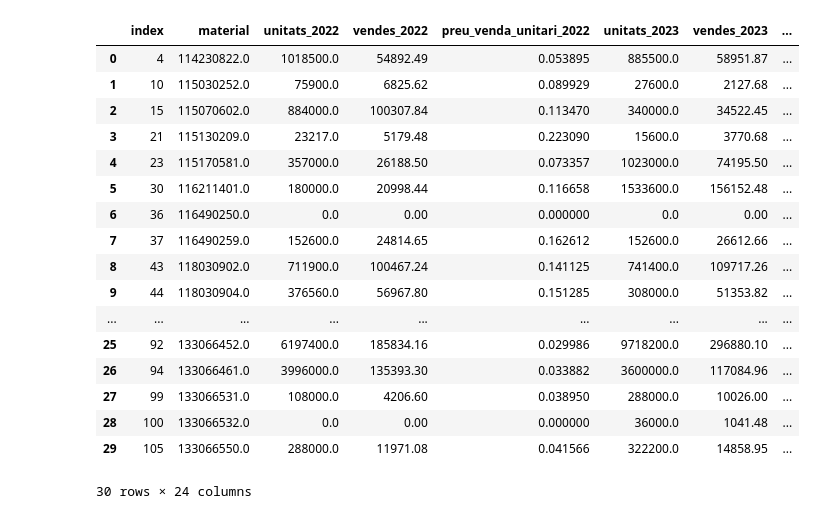
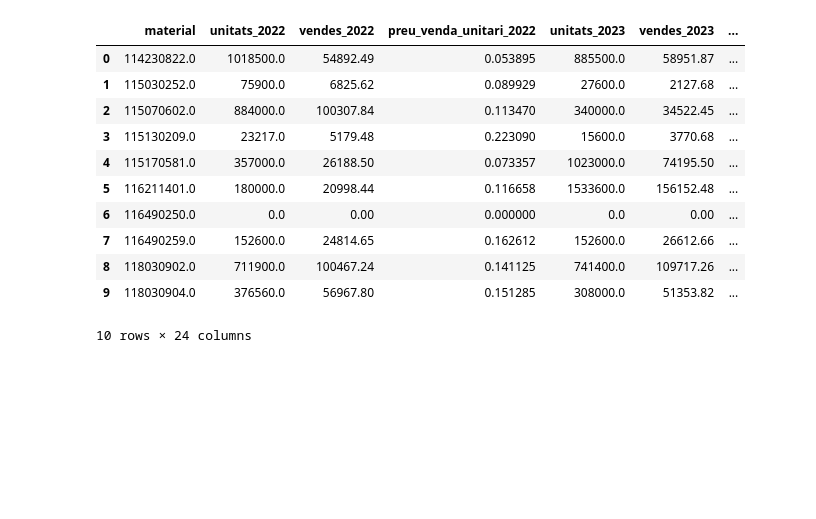
Before and after one commit to caiselvas/challenge-auditoria, a Jupyter notebook: run_model.ipynb, the cells around one changed output. Drawn from its saved outputs; the diff is of its cells as text; code cells hidden in the pictures; blank space fills up the shorter version.

```diff
--- a/run_model.ipynb
+++ b/run_model.ipynb
@@ -31,4 +27,4 @@ Created Impairment indexs length: 383
 Model fitted.
 # %%
 # Predict the impairment
-impairment = model.predict(tolerance=1.5, use_mode=False)
+impairment = model.predict(tolerance=1.5, threshold='mean')
@@ -62,24 +51,18 @@ Recommendation for 182130161: Order additional stock (in a quatrimester you won'
 # %%
-impairment.head(30)
+impairment.head(10)
 # %% [output]
-|  | index | material | unitats_2022 | vendes_2022 | preu_venda_unitari_2022 | unitats_2023 | vendes_2023 | ... |
-| 0 | 4 | 114230822.0 | 1018500.0 | 54892.49 | 0.053895 | 885500.0 | 58951.87 | ... |
-| 1 | 10 | 115030252.0 | 75900.0 | 6825.62 | 0.089929 | 27600.0 | 2127.68 | ... |
-| 2 | 15 | 115070602.0 | 884000.0 | 100307.84 | 0.113470 | 340000.0 | 34522.45 | ... |
-| 3 | 21 | 115130209.0 | 23217.0 | 5179.48 | 0.223090 | 15600.0 | 3770.68 | ... |
-| 4 | 23 | 115170581.0 | 357000.0 | 26188.50 | 0.073357 | 1023000.0 | 74195.50 | ... |
-| 5 | 30 | 116211401.0 | 180000.0 | 20998.44 | 0.116658 | 1533600.0 | 156152.48 | ... |
-| 6 | 36 | 116490250.0 | 0.0 | 0.00 | 0.000000 | 0.0 | 0.00 | ... |
-| 7 | 37 | 116490259.0 | 152600.0 | 24814.65 | 0.162612 | 152600.0 | 26612.66 | ... |
-| 8 | 43 | 118030902.0 | 711900.0 | 100467.24 | 0.141125 | 741400.0 | 109717.26 | ... |
-| 9 | 44 | 118030904.0 | 376560.0 | 56967.80 | 0.151285 | 308000.0 | 51353.82 | ... |
-| ... | ... | ... | ... | ... | ... | ... | ... | ... |
-| 25 | 92 | 133066452.0 | 6197400.0 | 185834.16 | 0.029986 | 9718200.0 | 296880.10 | ... |
-| 26 | 94 | 133066461.0 | 3996000.0 | 135393.30 | 0.033882 | 3600000.0 | 117084.96 | ... |
-| 27 | 99 | 133066531.0 | 108000.0 | 4206.60 | 0.038950 | 288000.0 | 10026.00 | ... |
-| 28 | 100 | 133066532.0 | 0.0 | 0.00 | 0.000000 | 36000.0 | 1041.48 | ... |
-| 29 | 105 | 133066550.0 | 288000.0 | 11971.08 | 0.041566 | 322200.0 | 14858.95 | ... |
+|  | material | unitats_2022 | vendes_2022 | preu_venda_unitari_2022 | unitats_2023 | vendes_2023 | ... |
+| 0 | 114230822.0 | 1018500.0 | 54892.49 | 0.053895 | 885500.0 | 58951.87 | ... |
+| 1 | 115030252.0 | 75900.0 | 6825.62 | 0.089929 | 27600.0 | 2127.68 | ... |
+| 2 | 115070602.0 | 884000.0 | 100307.84 | 0.113470 | 340000.0 | 34522.45 | ... |
+| 3 | 115130209.0 | 23217.0 | 5179.48 | 0.223090 | 15600.0 | 3770.68 | ... |
+| 4 | 115170581.0 | 357000.0 | 26188.50 | 0.073357 | 1023000.0 | 74195.50 | ... |
+| 5 | 116211401.0 | 180000.0 | 20998.44 | 0.116658 | 1533600.0 | 156152.48 | ... |
+| 6 | 116490250.0 | 0.0 | 0.00 | 0.000000 | 0.0 | 0.00 | ... |
+| 7 | 116490259.0 | 152600.0 | 24814.65 | 0.162612 | 152600.0 | 26612.66 | ... |
+| 8 | 118030902.0 | 711900.0 | 100467.24 | 0.141125 | 741400.0 | 109717.26 | ... |
+| 9 | 118030904.0 | 376560.0 | 56967.80 | 0.151285 | 308000.0 | 51353.82 | ... |
-30 rows × 24 columns
+10 rows × 24 columns
 # %%
 total_value = 0
 count = 0
```
Also changed, not shown: parts of 9 cells of this notebook, 2 other files.
